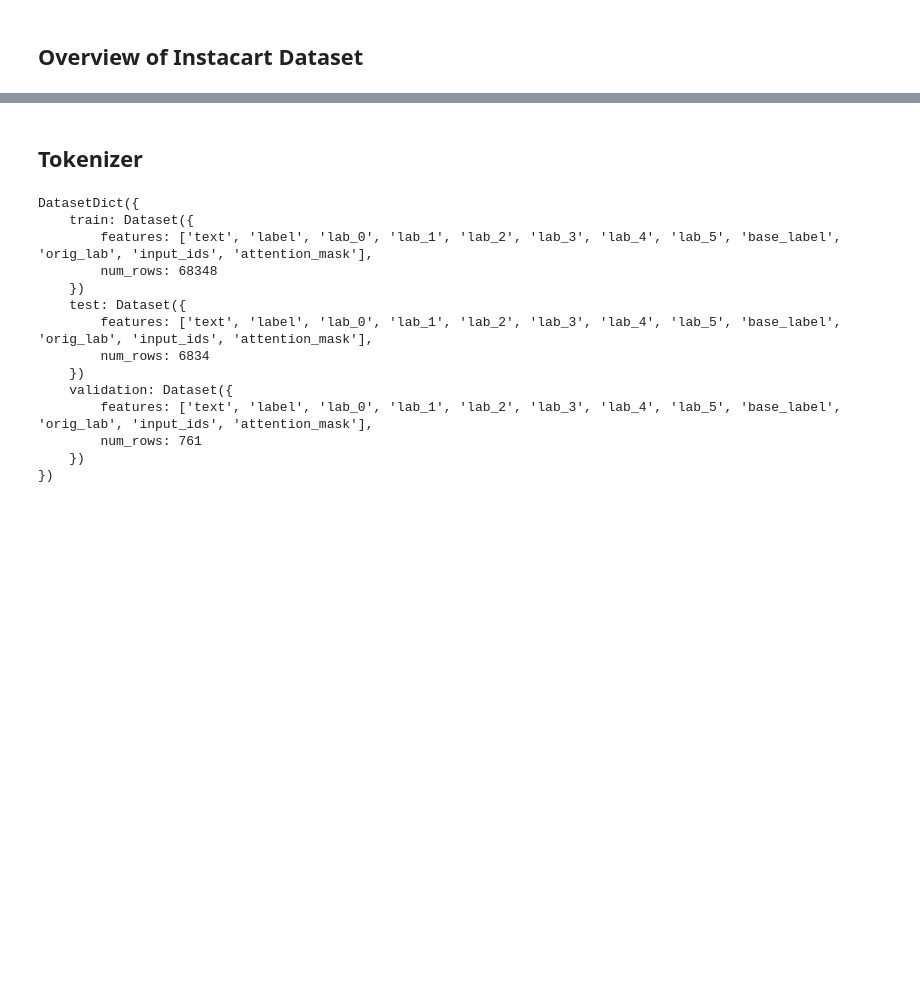
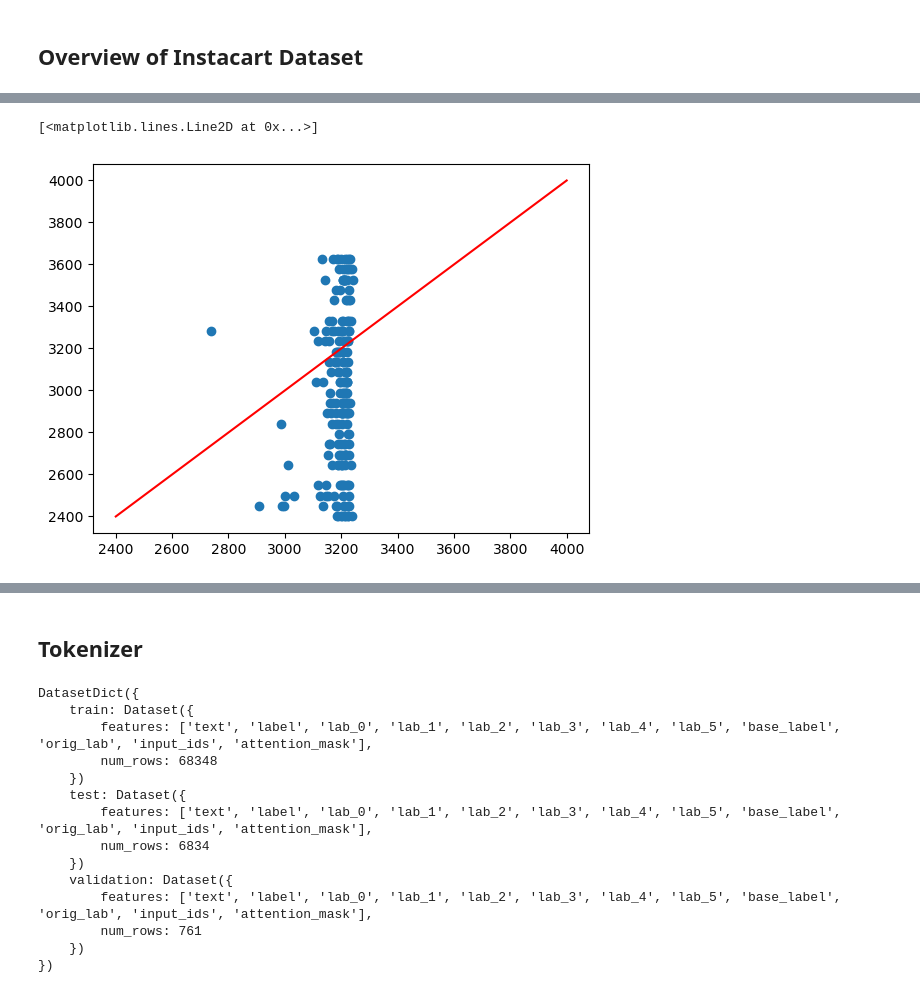
Before and after one commit to EIB-Restaurant/burnt_labels, a Jupyter notebook: llm/test_regression.ipynb, the cells around one changed output, grey strips where cells are left out. Cells and saved outputs as stored; diff of their text form; code cells hidden in the pictures; blank space fills up the shorter version.

```diff
--- a/llm/test_regression.ipynb
+++ b/llm/test_regression.ipynb
@@ -305,0 +328,3 @@ KeyboardInterrupt:
+# %%
+for epoch in range(EPOCHS+30, EPOCHS+50):
+    train(epoch)
@@ -305,0 +352,3 @@ KeyboardInterrupt:
+# %%
+for epoch in range(EPOCHS+50, EPOCHS+51):
+    train(epoch)
@@ -305,0 +357,26 @@ KeyboardInterrupt:
+# %%
+from sklearn import metrics
+def validation(epoch, loader):
+    model.eval()
+    fin_targets=[]
+    fin_outputs=[]
+    with torch.no_grad():
+        for _, data in enumerate(loader, 0):
+            ids = data['ids'].to(device, dtype = torch.long)
+            mask = data['attn_mask'].to(device, dtype = torch.long)
+            # token_type_ids = data['token_type_ids'].to(device, dtype = torch.long)
+            targets = data['targets'].to(device, dtype = torch.float)
+            outputs = model(ids, mask)
+            fin_targets.extend(targets.cpu().detach().numpy().tolist())
+            fin_outputs.extend(outputs.cpu().detach().numpy().tolist())
+    return outputs, np.array(fin_outputs), np.array(fin_targets)
+# %%
+for epoch in range(30,40):
+    ops, outputs, targets = validation(epoch)
+    # print(type(outputs), outputs.shape, type(targets), targets.shape)
+    accuracy = metrics.mean_squared_error(targets, outputs)
+    # f1_score_micro = metrics.f1_score(targets, outputs, average='micro')
+    # f1_score_macro = metrics.f1_score(targets, outputs, average='macro')
+    print(f"Accuracy Score = {accuracy}")
+    # print(f"F1 Score (Micro) = {f1_score_micro}")
+    # print(f"F1 Score (Macro) = {f1_score_macro}")
@@ -305,0 +394,10 @@ KeyboardInterrupt:
+# %%
+ops, outputst, targetst = validation(epoch, training_loader)
+ops, outputs, targets = validation(epoch, testing_loader)
+
+plt.plot(outputs, targets, 'o')
+
+plt.plot([2400, 4000], [2400, 4000], 'r-')
+# %% [output]
+[<matplotlib.lines.Line2D at 0x...>]
+[figure, added]
```
Also changed, not shown: parts of 23 cells of this notebook, 4 other files.
